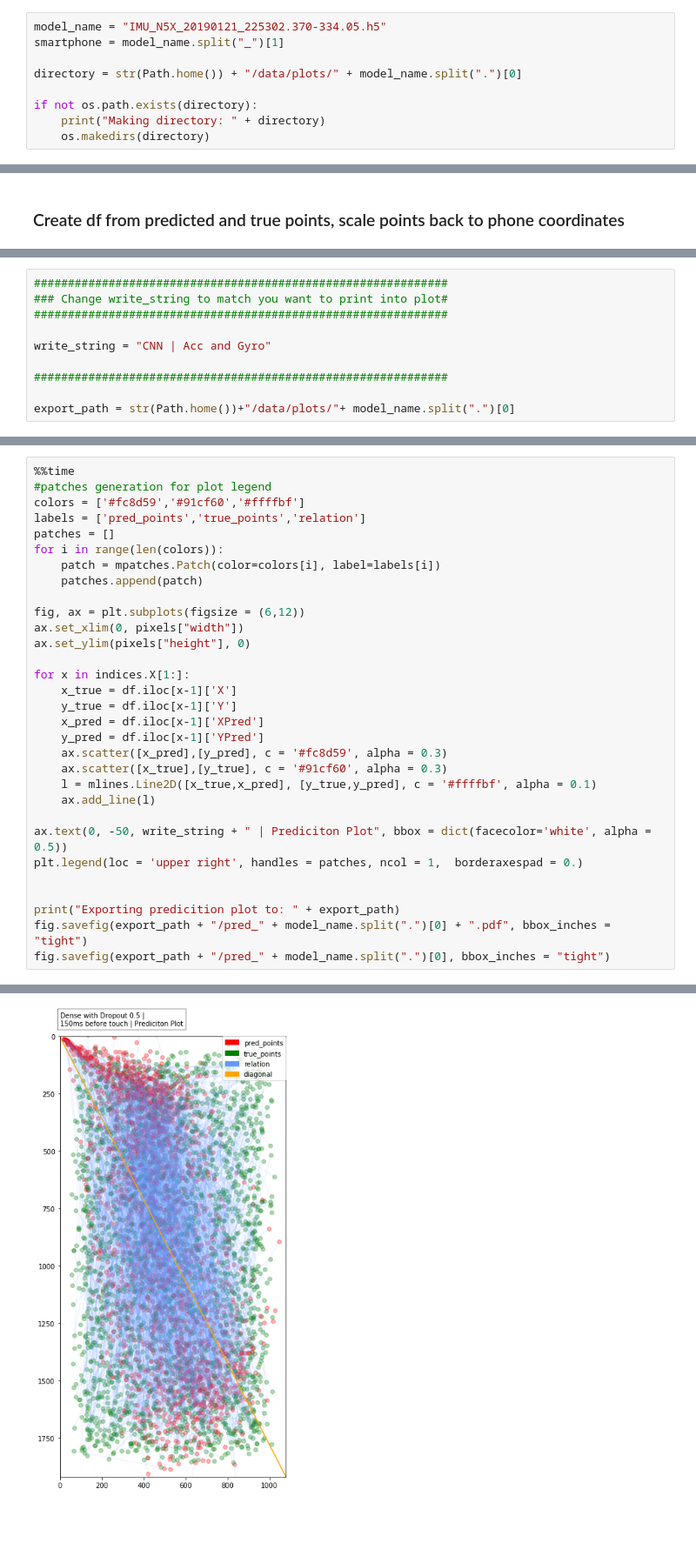
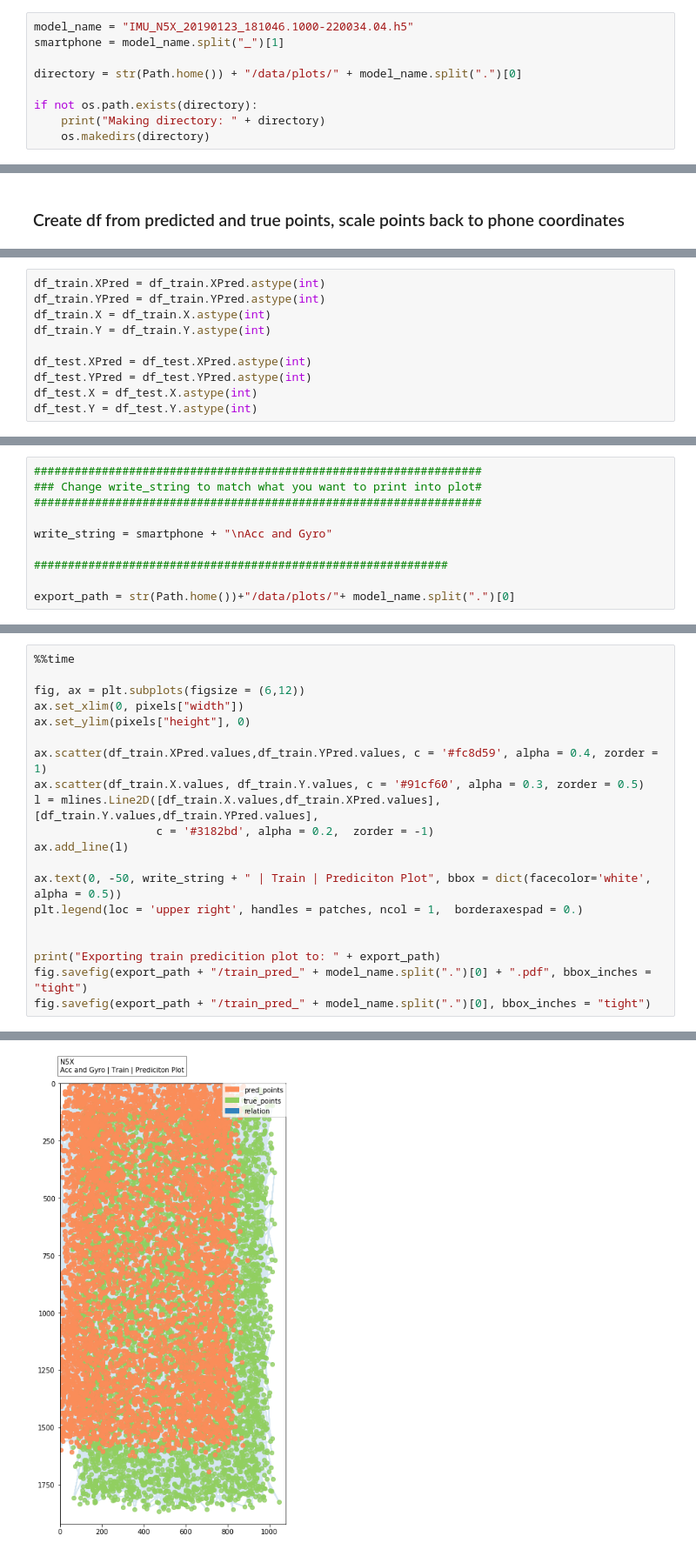
Before and after one commit to Stunkymonkey/fapra-imu, a Jupyter notebook: keras/03_model-predict.ipynb, the cells around one changed output, grey strips where cells are left out. Shown at 87% size. Cells and saved outputs as stored; diff of their text form; blank space fills up the shorter version.

Commit message:
[keras] model predict working way faster on dataframes

```diff
--- a/keras/03_model-predict.ipynb
+++ b/keras/03_model-predict.ipynb
@@ -70,7 +47,7 @@ def myGenerator(set_name, batch_size):
 # %% [markdown]
 # change model name to match model you want to predict with
 # %%
-model_name = "IMU_N5X_20190121_225302.370-334.05.h5"
+model_name = "IMU_N5X_20190123_181046.1000-220034.04.h5"
 smartphone = model_name.split("_")[1]
 
 directory = str(Path.home()) + "/data/plots/" + model_name.split(".")[0]
@@ -166,0 +148,10 @@ indices = df.ne(df.shift()).apply(lambda x: x.index[x].tolist())
+# %%
+df_train.XPred = df_train.XPred.astype(int)
+df_train.YPred = df_train.YPred.astype(int)
+df_train.X = df_train.X.astype(int)
+df_train.Y = df_train.Y.astype(int)
+
+df_test.XPred = df_test.XPred.astype(int)
+df_test.YPred = df_test.YPred.astype(int)
+df_test.X = df_test.X.astype(int)
+df_test.Y = df_test.Y.astype(int)
@@ -167,9 +160,9 @@ indices = df.ne(df.shift()).apply(lambda x: x.index[x].tolist())
 # %%
-#############################################################
-### Change write_string to match you want to print into plot#
-#############################################################
+##################################################################
+### Change write_string to match what you want to print into plot#
+##################################################################
 
-write_string = "CNN | Acc and Gyro"
+write_string = smartphone + "\nAcc and Gyro"
 
 #############################################################
 
@@ -216,32 +320,21 @@ Wall time: 21.7 s
 # %%
 %%time
-#patches generation for plot legend
-colors = ['#fc8d59','#91cf60','#ffffbf']
-labels = ['pred_points','true_points','relation']
-patches = []
-for i in range(len(colors)):
-    patch = mpatches.Patch(color=colors[i], label=labels[i])
-    patches.append(patch)
 
 fig, ax = plt.subplots(figsize = (6,12))
 ax.set_xlim(0, pixels["width"])
 ax.set_ylim(pixels["height"], 0)
 
-for x in indices.X[1:]:
-    x_true = df.iloc[x-1]['X']
-    y_true = df.iloc[x-1]['Y']
-    x_pred = df.iloc[x-1]['XPred']
-    y_pred = df.iloc[x-1]['YPred']
-    ax.scatter([x_pred],[y_pred], c = '#fc8d59', alpha = 0.3)
-    ax.scatter([x_true],[y_true], c = '#91cf60', alpha = 0.3)
-    l = mlines.Line2D([x_true,x_pred], [y_true,y_pred], c = '#ffffbf', alpha = 0.1)
-    ax.add_line(l)
+ax.scatter(df_train.XPred.values,df_train.YPred.values, c = '#fc8d59', alpha = 0.4, zorder = 1)
+ax.scatter(df_train.X.values, df_train.Y.values, c = '#91cf60', alpha = 0.3, zorder = 0.5)
+l = mlines.Line2D([df_train.X.values,df_train.XPred.values], [df_train.Y.values,df_train.YPred.values],
+                  c = '#3182bd', alpha = 0.2,  zorder = -1)
+ax.add_line(l)
 
-ax.text(0, -50, write_string + " | Prediciton Plot", bbox = dict(facecolor='white', alpha = 0.5))
+ax.text(0, -50, write_string + " | Train | Prediciton Plot", bbox = dict(facecolor='white', alpha = 0.5))
 plt.legend(loc = 'upper right', handles = patches, ncol = 1,  borderaxespad = 0.)
 
 
-print("Exporting predicition plot to: " + export_path)
-fig.savefig(export_path + "/pred_" + model_name.split(".")[0] + ".pdf", bbox_inches = "tight")
-fig.savefig(export_path + "/pred_" + model_name.split(".")[0], bbox_inches = "tight")
+print("Exporting train predicition plot to: " + export_path)
+fig.savefig(export_path + "/train_pred_" + model_name.split(".")[0] + ".pdf", bbox_inches = "tight")
+fig.savefig(export_path + "/train_pred_" + model_name.split(".")[0], bbox_inches = "tight")
 # %% [output]
@@ -251,2 +344,2 @@ Wall time: 50.5 s
-[figure, old version]
+[figure, new version]
 # %% [markdown]
```
Also changed, not shown: parts of 31 cells of this notebook.
